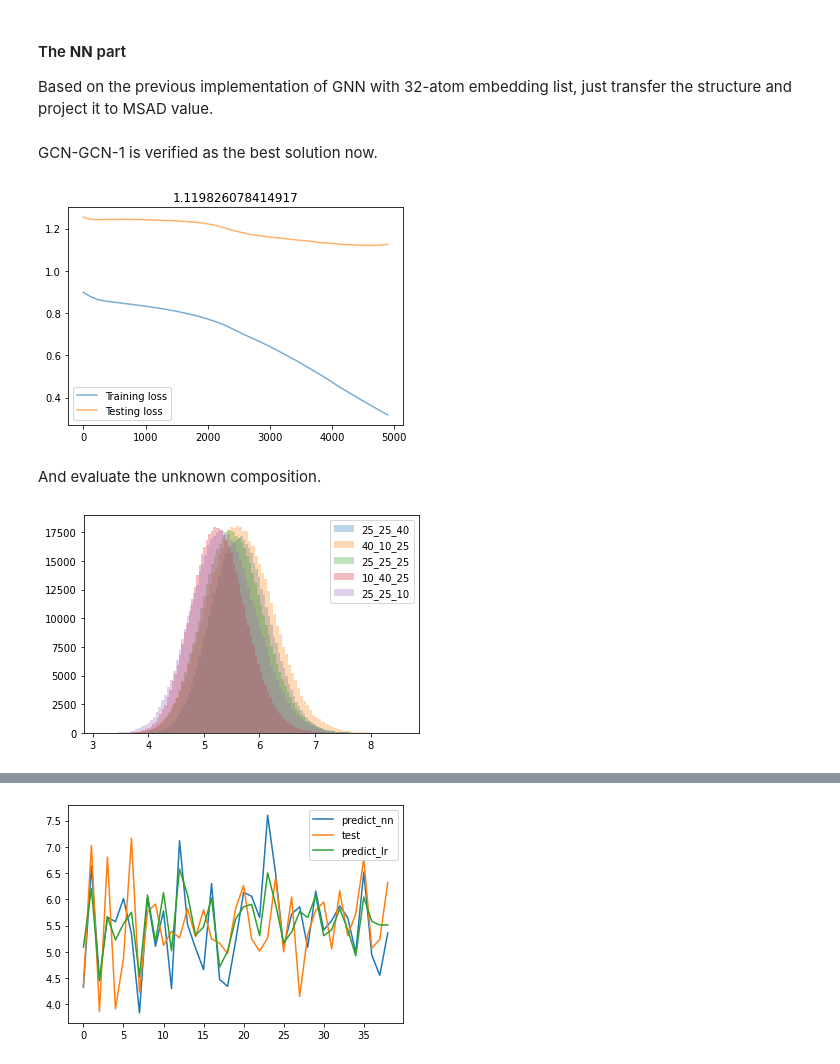
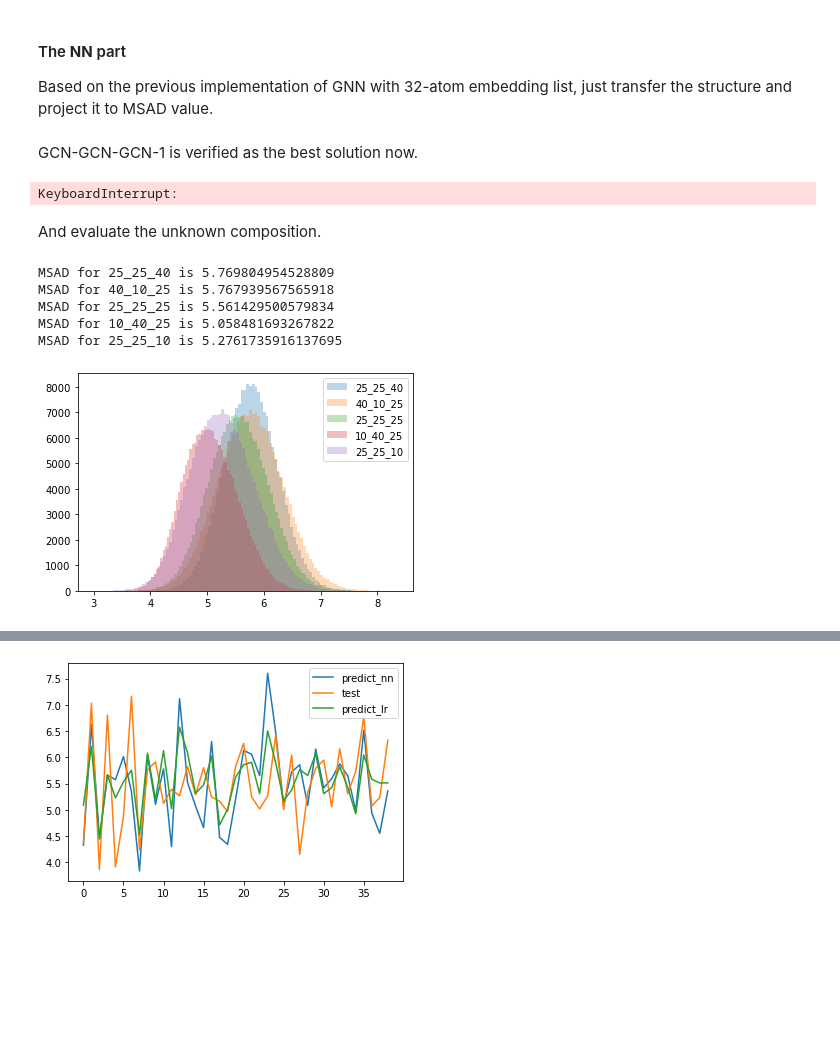
Before and after one commit to wzetto/MATools, a Jupyter notebook: CE_MC/cluster_ce_msad.ipynb, the cells around one changed output, grey strips where cells are left out. Drawn from its saved outputs; the diff is of its cells as text; code cells hidden in the pictures; blank space fills up the shorter version.

```diff
--- a/CE_MC/cluster_ce_msad.ipynb
+++ b/CE_MC/cluster_ce_msad.ipynb
@@ -1959,5 +2041,5 @@ ce_ = CE(ind_1nn, ind_2nn, ind_3nn, ind_4nn, ind_5nn, ind_6nn,
         ind_trip233_pbc, ind_trip255_pbc, ind_trip334_pbc, ind_trip335_pbc,
         ind_trip345_pbc, ind_trip444_pbc, ind_trip455_pbc,
 
-        ind_quaraw, ind_quapbc, ind_raw,)
+        ind_quaraw, ind_quapbc, ind_raw, use_pbc=True)
 # %%
@@ -1986,0 +2120,6 @@ plt.plot(ideal_weight_chosen[0])
+# %%
+pth_sav = './runs/demo/20230112_result/'
+
+# Save the dict
+with open(f'{pth_sav}ce_ratioresult.pkl', 'wb') as f:
+    pickle.dump(ce_ratioresult, f)
@@ -2034,4 +2190,4 @@ class fc(nn.Module):
         # print(a_prob)
         return s
 # %% [markdown]
-GCN-GCN-1 is verified as the best solution now.
+GCN-GCN-GCN-1 is verified as the best solution now.
@@ -2039,9 +2198,9 @@ GCN-GCN-1 is verified as the best solution now.
 #* Training step
 mini_batchsize = 16
 lr_ = 1e-5
-train_step = 5000
+train_step = 50000
 epoch_per_episode = 16
-random_seed = 42
+random_seed = 369
 
 date = '20221223msad_GNN'
 path_save = f'/media/wz/a7ee6d50-691d-431a-8efb-b93adc04896d/Github/MATools/CE_MC/runs/demo/{date}'
@@ -2049,14 +2208,15 @@ a_tilt = np.load('/media/wz/7AD631A4D6316195/Projects/SQS_drl/graph/fcc_32/a_til
 device = torch.device("cuda:0" if torch.cuda.is_available() else "cpu")
 
 #* The raw embedding list and corresponding MSAD value
-pth_ele = '/media/wz/a7ee6d50-691d-431a-8efb-b93adc04896d/Github/MATools/CE_MC/runs/demo/20221216_msadGA/ele_list.npy'
-pth_msad = '/media/wz/a7ee6d50-691d-431a-8efb-b93adc04896d/Github/MATools/CE_MC/runs/demo/20221216_msadGA/msad_list.npy'
+pth_ele = '/media/wz/a7ee6d50-691d-431a-8efb-b93adc04896d/Github/MATools/CE_MC/runs/demo/20221216_msadGA/ele_list_all.npy'
+pth_msad = '/media/wz/a7ee6d50-691d-431a-8efb-b93adc04896d/Github/MATools/CE_MC/runs/demo/20221216_msadGA/msad_list_all.npy'
 weight_raw = np.load(pth_ele)
 msad_list = np.load(pth_msad)
 
 mean_msad = np.mean(msad_list)
+# var_msad = np.var(msad_list)
 #* Norm.
-msad_raw = msad_list.reshape(-1,1)-mean_msad
+msad_raw = (msad_list.reshape(-1,1)-mean_msad)
 
 #* And pass to GPU.
 weight_raw = torch.from_numpy(weight_raw).to(device).float()
@@ -2113,7 +2273,7 @@ for i in range(train_step):
         plt.legend()
         plt.show()
 # %% [output]
-[figure, removed]
+KeyboardInterrupt:
 # %%
 torch.save(fc_.state_dict(), path_save+'/gcn4.pth') #* Save model
 # %% [markdown]
@@ -2121,39 +2281,45 @@ And evaluate the unknown composition.
 # %%
 ele_predict = []
 
-mean_msad = 5.495673167176755
-mean_msad = np.mean(msad_list)
-date = '20221223msad_GNN'
-path_save = f'/media/wz/a7ee6d50-691d-431a-8efb-b93adc04896d/Github/MATools/CE_MC/runs/demo/{date}'
-a_tilt = np.load('/media/wz/7AD631A4D6316195/Projects/SQS_drl/graph/fcc_32/a_tilt.npy')
-device = torch.device("cuda:0" if torch.cuda.is_available() else "cpu")
-a_tilt = torch.from_numpy(a_tilt).float().to(device)
+# mean_msad = 5.495673167176755
+# mean_msad = np.mean(msad_list)
+# date = '20221223msad_GNN'
+# path_save = f'/media/wz/a7ee6d50-691d-431a-8efb-b93adc04896d/Github/MATools/CE_MC/runs/demo/{date}'
+# a_tilt = np.load('/media/wz/7AD631A4D6316195/Projects/SQS_drl/graph/fcc_32/a_tilt.npy')
+# device = torch.device("cuda:0" if torch.cuda.is_available() else "cpu")
+# a_tilt = torch.from_numpy(a_tilt).float().to(device)
 
-fc_ = fc(a_tilt).to(device)
-fc_.load_state_dict(torch.load(path_save+'/gcn4.pth'))
+# fc_ = fc(a_tilt).to(device)
+# fc_.load_state_dict(torch.load(path_save+'/gcn4.pth'))
 fc_.eval()
 
 compo_mat = [
         [0.25, 0.25, 0.4, 0.1],
         [0.4, 0.1, 0.25, 0.25],
         [0.25, 0.25, 0.25, 0.25],
         [0.1, 0.4, 0.25, 0.25],
         [0.25, 0.25, 0.1, 0.4],
 ]
 for compo in compo_mat:
     ele_predict = []
     c1, c2, c3, c4 = compo
     type_ = f'{int(c1*100)}_{int(c2*100)}_{int(c3*100)}'
-    for i in range(500000):
+    for i in range(200000):
         ele_list = ele_list_gen(c1, c2, c3, c4, 32)
         ele_predict.append(ele_list.tolist())
 
     ele_predict = torch.from_numpy(np.array(ele_predict)).to(device).float()
     predict_msad = fc_(ele_predict).detach().cpu().numpy().flatten()+mean_msad
 
+    print(f'MSAD for {type_} is {np.mean(predict_msad)}')
     plt.hist(predict_msad, bins=100, label=type_, alpha=0.3)
 
 plt.legend()
 plt.show()
 # %% [output]
+MSAD for 25_25_40 is 5.769804954528809
+MSAD for 40_10_25 is 5.767939567565918
+MSAD for 25_25_25 is 5.561429500579834
+MSAD for 10_40_25 is 5.058481693267822
+MSAD for 25_25_10 is 5.2761735916137695
-[figure, old version]
+[figure, new version]
```
Also changed, not shown: parts of 30 cells of this notebook, 23 other files.
